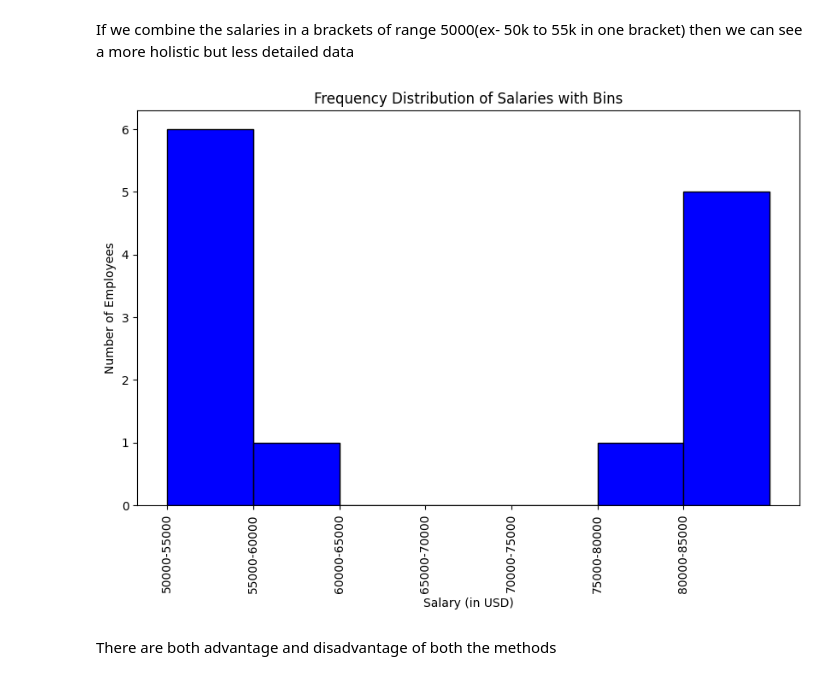
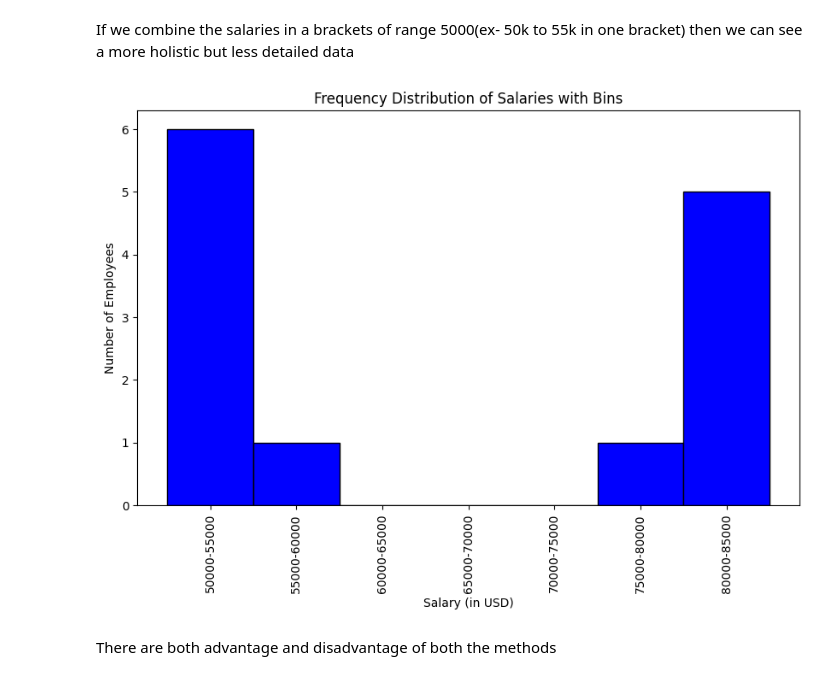
Before and after one commit to vvtrip/python_ds_course, a Jupyter notebook: 01_Prerequisites/02_probability_and_its_usecases.ipynb, the cells around one changed output. Drawn from its saved outputs; the diff is of its cells as text; code cells hidden in the pictures.

Commit message:
changed alignment of bins

```diff
--- a/01_Prerequisites/02_probability_and_its_usecases.ipynb
+++ b/01_Prerequisites/02_probability_and_its_usecases.ipynb
@@ -85,34 +85,34 @@ frequencies = [1, 2, 4, 1, 5]
 
 # Create a list of salaries based on their frequencies
 salary_list = []
 for salary, frequency in zip(salaries, frequencies):
     salary_list.extend([salary] * frequency)
 
 # Define the bin edges (e.g., bin width of 5k)
 bin_width = 5000
 bins = np.arange(min(salaries), max(salaries)+bin_width, bin_width)
 
 
 # Compute the histogram
 hist, bin_edges = np.histogram(salary_list, bins=bins)
 
 bins = []
 for i in range(len(bin_edges)-1):
   bins.append(str(int(bin_edges[i])) + "-" + str(int(bin_edges[i+1])))
 
 # Plotting
 plt.figure(figsize=(10, 6))
-plt.bar(bins, hist, width=1, align='edge', color='blue', edgecolor='black')
+plt.bar(bins, hist, width=1, align='center', color='blue', edgecolor='black')
 plt.xticks(rotation=90)
 
 # Adding titles and labels
 plt.title('Frequency Distribution of Salaries with Bins')
 plt.xlabel('Salary (in USD)')
 plt.ylabel('Number of Employees')
 
 # Show the plot
 plt.show()
 # %% [output]
-[figure, old version]
+[figure, new version]
 # %% [markdown]
 There are both advantage and disadvantage of both the methods
```
